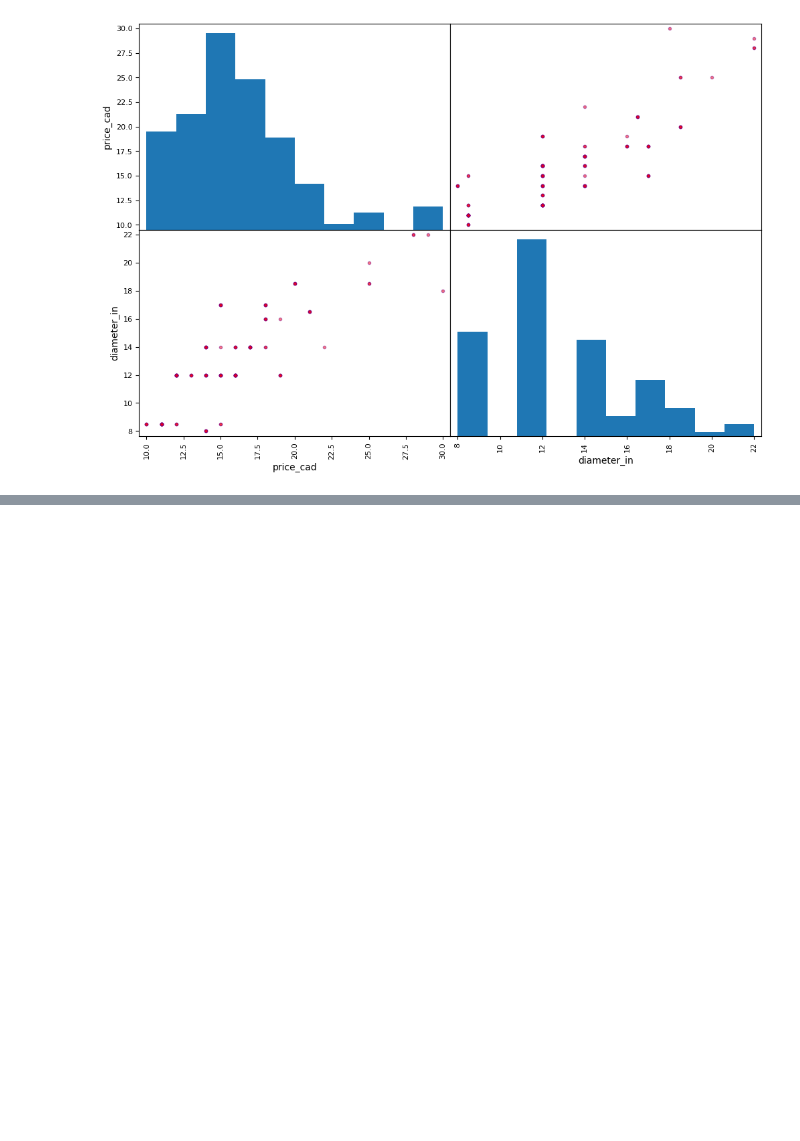
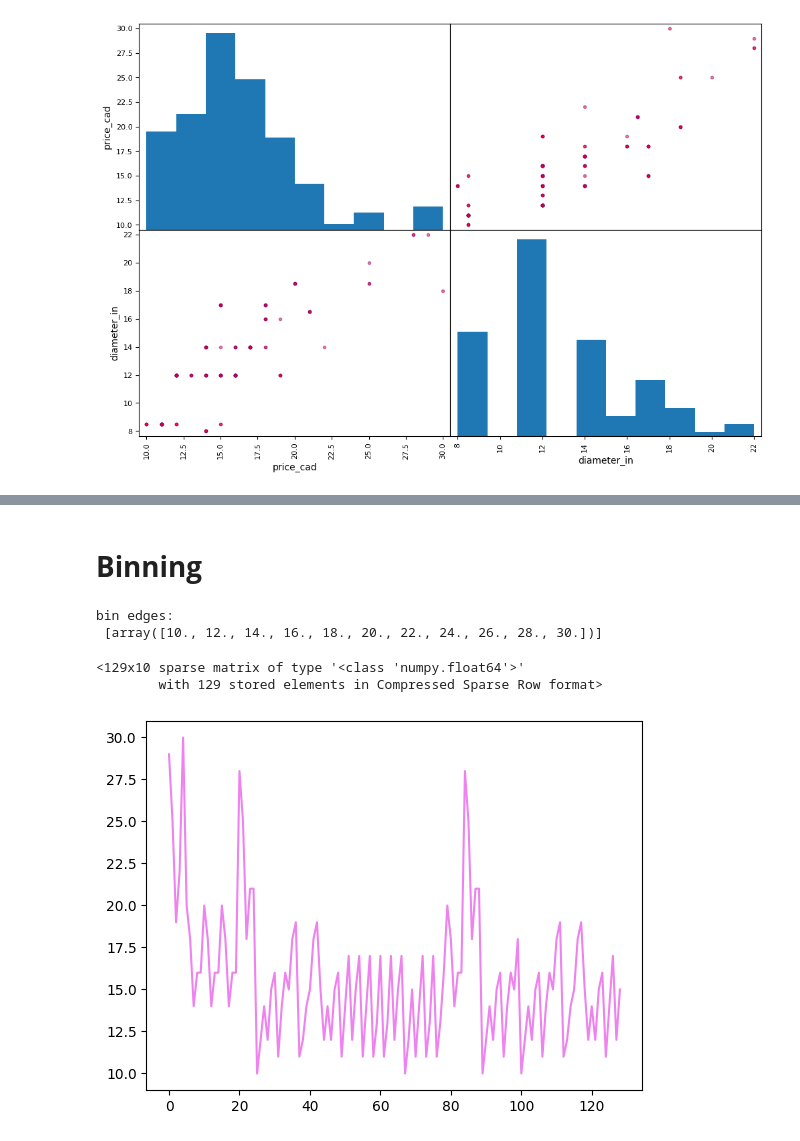
Before and after one commit to 550tealeaves/DATA71200_sum2024_550, a Jupyter notebook: Project_1_supervised_learning.ipynb, the cells around one changed output, grey strips where cells are left out. Cells and saved outputs as stored; diff of their text form; code cells hidden in the pictures; blank space fills up the shorter version.

Commit message:
completed binning and one hot encoder

```diff
--- a/Project_1_supervised_learning.ipynb
+++ b/Project_1_supervised_learning.ipynb
@@ -110,0 +143,22 @@ corr_matrix['price_cad'].sort_values(ascending=False)
+# %% [markdown]
+# **Binning**
+# %%
+from sklearn.preprocessing import KBinsDiscretizer
+kb = KBinsDiscretizer(n_bins=10, strategy='uniform')
+kb.fit(pizza['price_cad'].values.reshape(-1, 1))
+print("bin edges: \n", kb.bin_edges_)
+# %% [output]
+bin edges:
+ [array([10., 12., 14., 16., 18., 20., 22., 24., 26., 28., 30.])]
+# %%
+binned = kb.transform(pizza['price_cad'].values.reshape(-1, 1))
+binned
+# %% [output]
+<129x10 sparse matrix of type '<class 'numpy.float64'>'
+        with 129 stored elements in Compressed Sparse Row format>
+# %%
+#Create plot of bins
+plt.plot(pizza['price_cad'].values.reshape(-1, 1), color='violet')
+plt.show()
+# %% [output]
+[figure, added]
```
Also changed, not shown: parts of 9 cells of this notebook.
